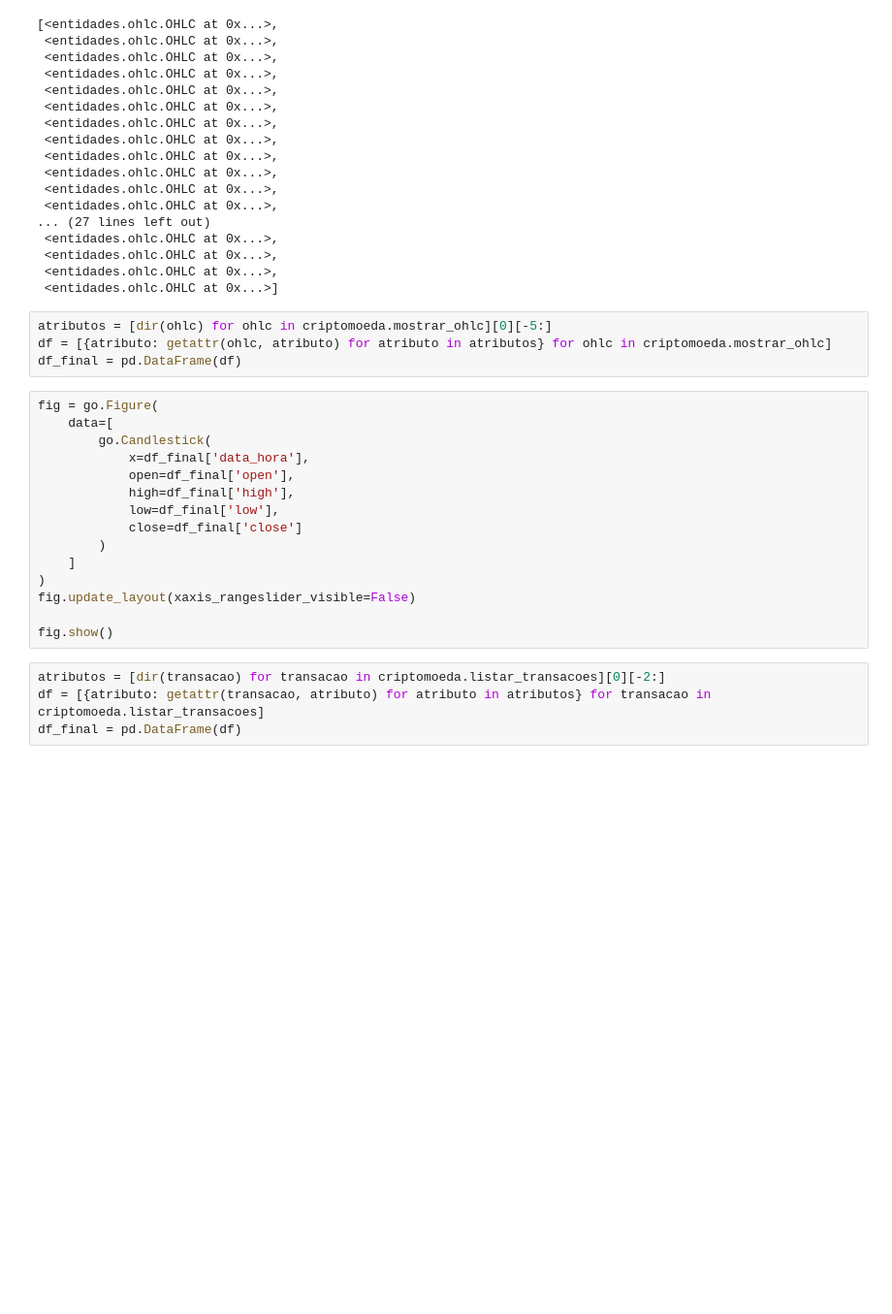
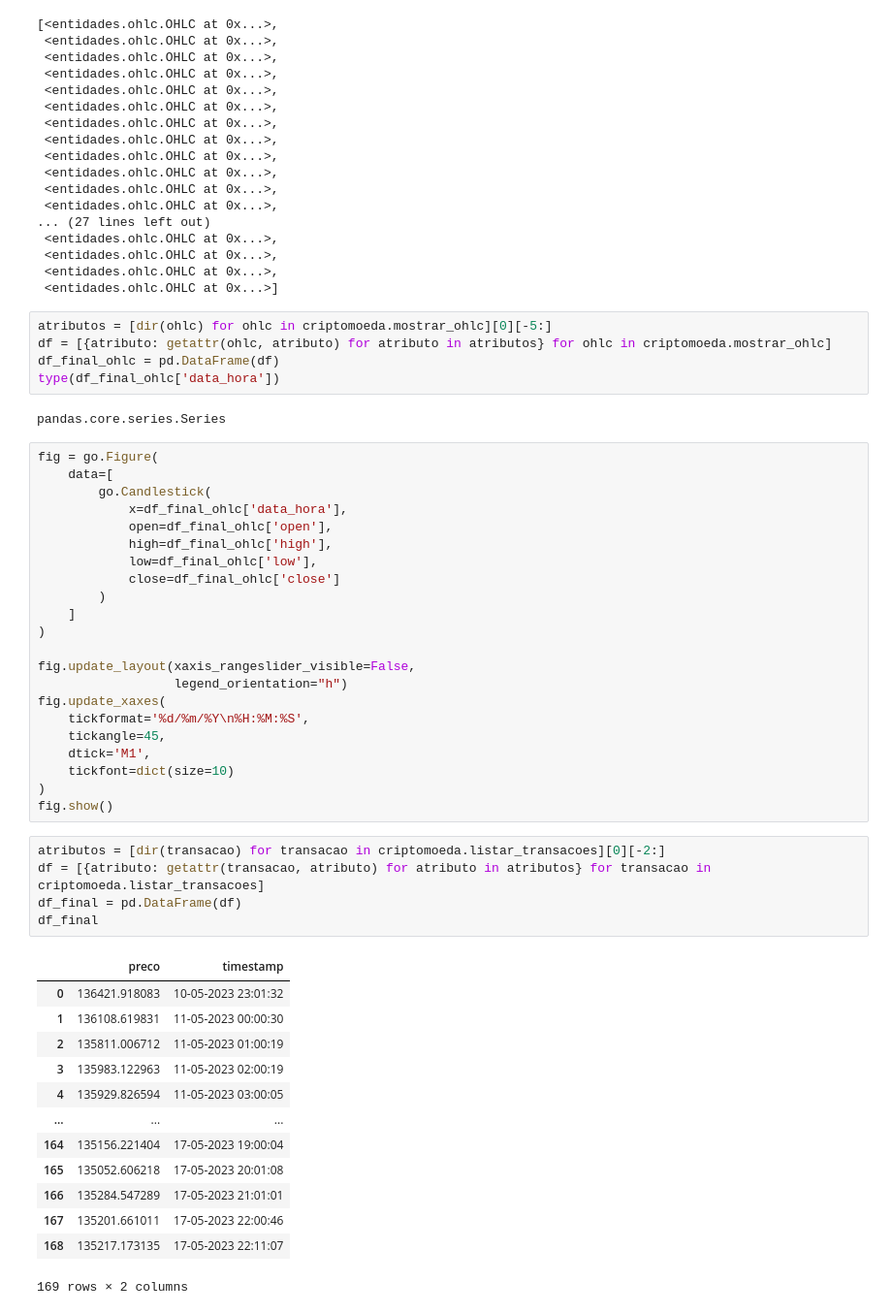
Before and after one commit to rodrigorocha1/dashboard_criptomoeda, a Jupyter notebook: grafico.ipynb, the cells around one changed output. Shown: that part at 97% size. Saved outputs shown, nothing was run; the diff lists cells and outputs as text; blank space fills up the shorter version.

Commit message:
formatação de legenda

```diff
--- a/grafico.ipynb
+++ b/grafico.ipynb
@@ -36,23 +37,48 @@ criptomoeda.mostrar_ohlc
 # %%
 atributos = [dir(ohlc) for ohlc in criptomoeda.mostrar_ohlc][0][-5:]
 df = [{atributo: getattr(ohlc, atributo) for atributo in atributos} for ohlc in criptomoeda.mostrar_ohlc]
-df_final = pd.DataFrame(df)
+df_final_ohlc = pd.DataFrame(df)
+type(df_final_ohlc['data_hora'])
+# %% [output]
+pandas.core.series.Series
 # %%
 fig = go.Figure(
     data=[
         go.Candlestick(
-            x=df_final['data_hora'],
-            open=df_final['open'],
-            high=df_final['high'],
-            low=df_final['low'],
-            close=df_final['close']
+            x=df_final_ohlc['data_hora'],
+            open=df_final_ohlc['open'],
+            high=df_final_ohlc['high'],
+            low=df_final_ohlc['low'],
+            close=df_final_ohlc['close']
         )
     ]
 )
-fig.update_layout(xaxis_rangeslider_visible=False)
 
+fig.update_layout(xaxis_rangeslider_visible=False,
+                  legend_orientation="h")
+fig.update_xaxes(
+    tickformat='%d/%m/%Y\n%H:%M:%S',
+    tickangle=45,
+    dtick='M1',
+    tickfont=dict(size=10)
+)
 fig.show()
 # %%
 atributos = [dir(transacao) for transacao in criptomoeda.listar_transacoes][0][-2:]
 df = [{atributo: getattr(transacao, atributo) for atributo in atributos} for transacao in criptomoeda.listar_transacoes]
 df_final = pd.DataFrame(df)
+df_final
+# %% [output]
+|  | preco | timestamp |
+| 0 | 136421.918083 | 10-05-2023 23:01:32 |
+| 1 | 136108.619831 | 11-05-2023 00:00:30 |
+| 2 | 135811.006712 | 11-05-2023 01:00:19 |
+| 3 | 135983.122963 | 11-05-2023 02:00:19 |
+| 4 | 135929.826594 | 11-05-2023 03:00:05 |
+| ... | ... | ... |
+| 164 | 135156.221404 | 17-05-2023 19:00:04 |
+| 165 | 135052.606218 | 17-05-2023 20:01:08 |
+| 166 | 135284.547289 | 17-05-2023 21:01:01 |
+| 167 | 135201.661011 | 17-05-2023 22:00:46 |
+| 168 | 135217.173135 | 17-05-2023 22:11:07 |
+169 rows × 2 columns
```
Also changed, not shown: parts of 3 cells of this notebook.
